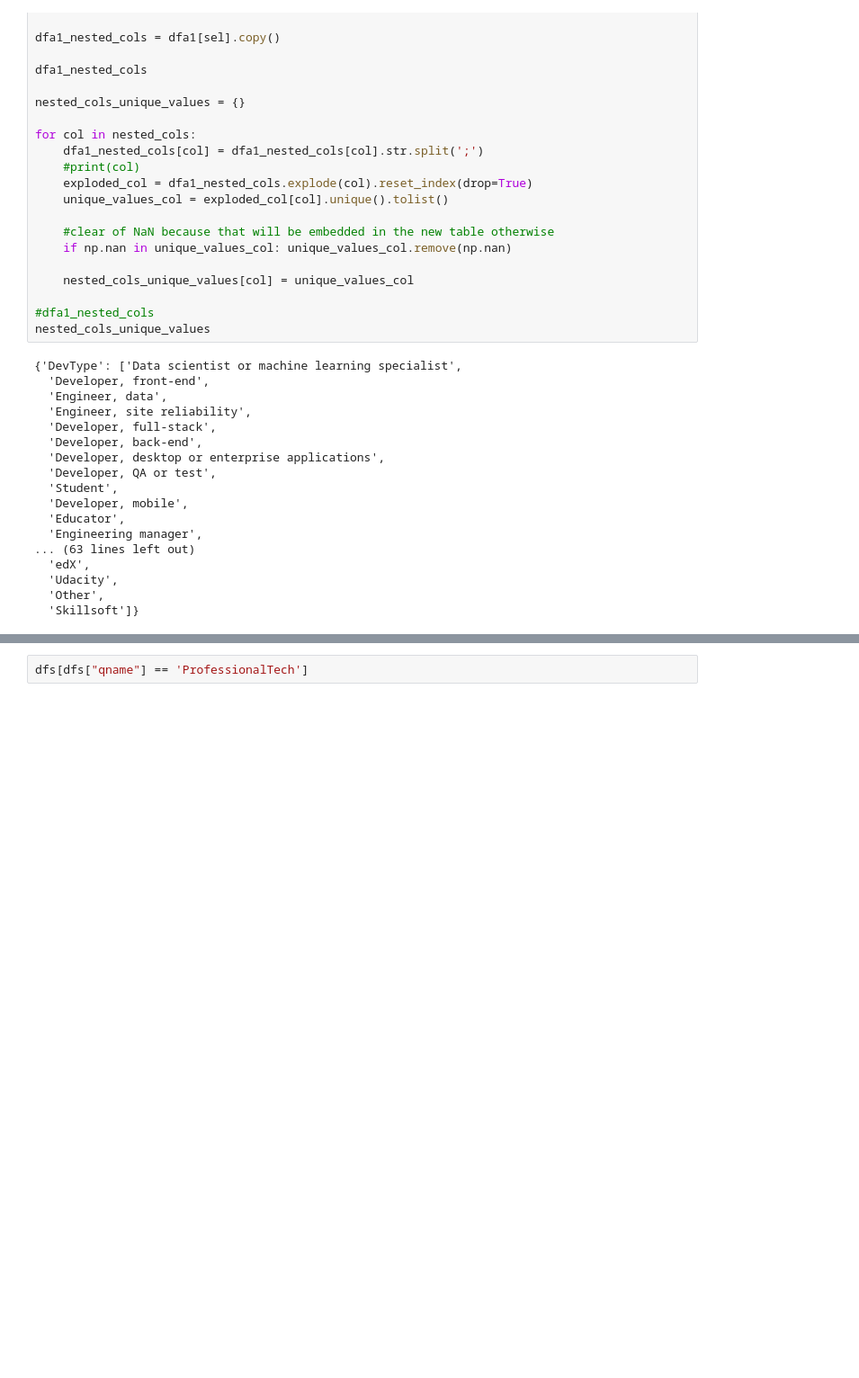
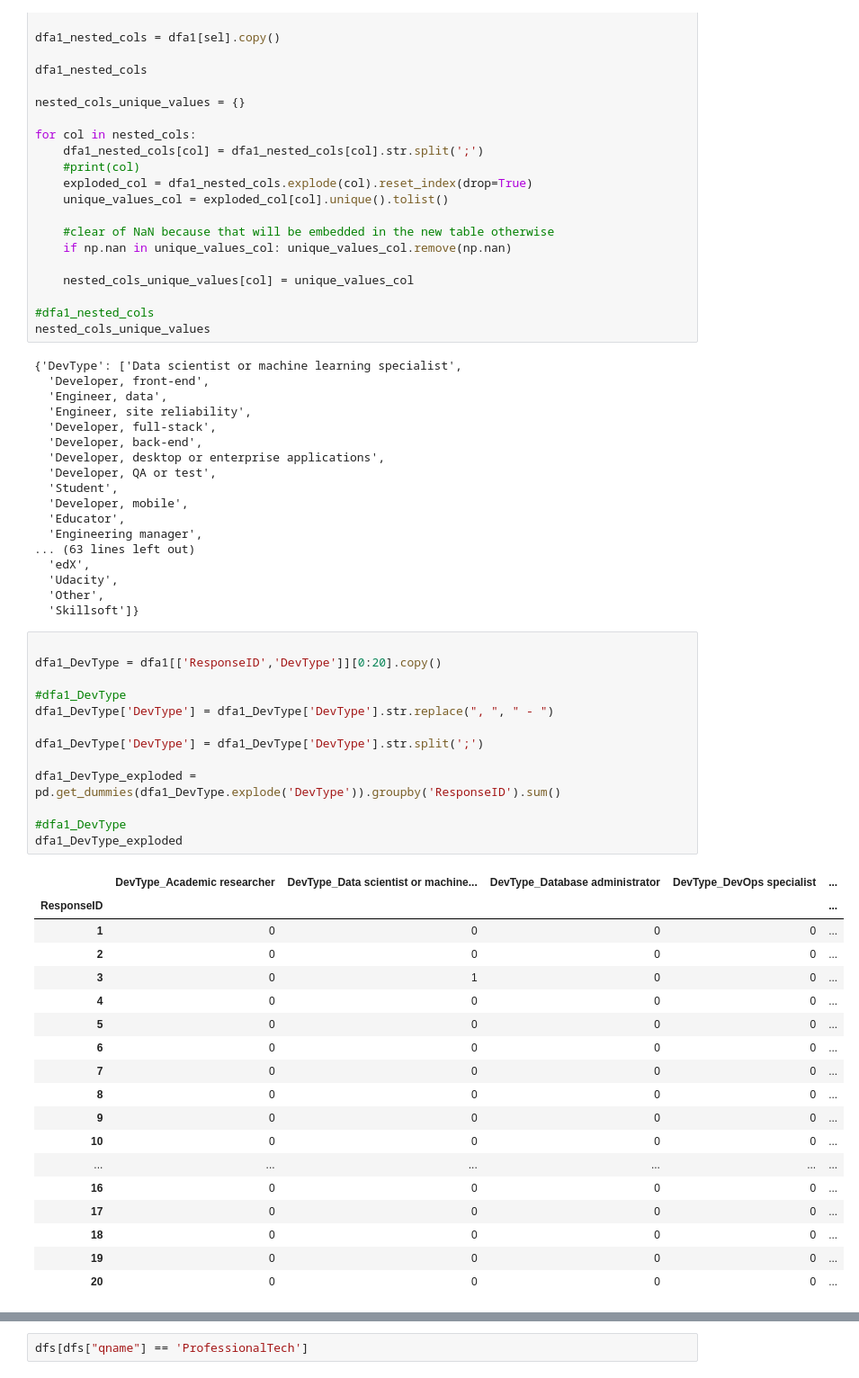
Before and after one commit to ursumarius/developer-survey-analyzing-w-pandas, a Jupyter notebook: data-wrangling/initial-explorative-data-analysis.ipynb, the cells around one changed output, grey strips where cells are left out. Shown at 90% size. Drawn from its saved outputs; the diff is of its cells as text; blank space fills up the shorter version.

Commit message:
use get_dummies for prototype split nested values

```diff
--- a/data-wrangling/initial-explorative-data-analysis.ipynb
+++ b/data-wrangling/initial-explorative-data-analysis.ipynb
@@ -263,6 +263,38 @@ nested_cols_unique_values
   'Udacity',
   'Other',
   'Skillsoft']}
+# %%
+
+dfa1_DevType = dfa1[['ResponseID','DevType']][0:20].copy()
+
+#dfa1_DevType
+dfa1_DevType['DevType'] = dfa1_DevType['DevType'].str.replace(", ", " - ")
+
+dfa1_DevType['DevType'] = dfa1_DevType['DevType'].str.split(';')
+
+dfa1_DevType_exploded = pd.get_dummies(dfa1_DevType.explode('DevType')).groupby('ResponseID').sum()
+
+#dfa1_DevType
+dfa1_DevType_exploded
+# %% [output]
+|  | DevType_Academic researcher | DevType_Data scientist or machine... | DevType_Database administrator | DevType_DevOps specialist | ... |
+| ResponseID |  |  |  |  | ... |
+| 1 | 0 | 0 | 0 | 0 | ... |
+| 2 | 0 | 0 | 0 | 0 | ... |
+| 3 | 0 | 1 | 0 | 0 | ... |
+| 4 | 0 | 0 | 0 | 0 | ... |
+| 5 | 0 | 0 | 0 | 0 | ... |
+| 6 | 0 | 0 | 0 | 0 | ... |
+| 7 | 0 | 0 | 0 | 0 | ... |
+| 8 | 0 | 0 | 0 | 0 | ... |
+| 9 | 0 | 0 | 0 | 0 | ... |
+| 10 | 0 | 0 | 0 | 0 | ... |
+| ... | ... | ... | ... | ... | ... |
+| 16 | 0 | 0 | 0 | 0 | ... |
+| 17 | 0 | 0 | 0 | 0 | ... |
+| 18 | 0 | 0 | 0 | 0 | ... |
+| 19 | 0 | 0 | 0 | 0 | ... |
+| 20 | 0 | 0 | 0 | 0 | ... |
 # %%
 # Loop through each nested column and apply str.get_dummies() to create boolean columns
 for col in nested_cols:
```
Also changed, not shown: parts of 2 cells of this notebook.
